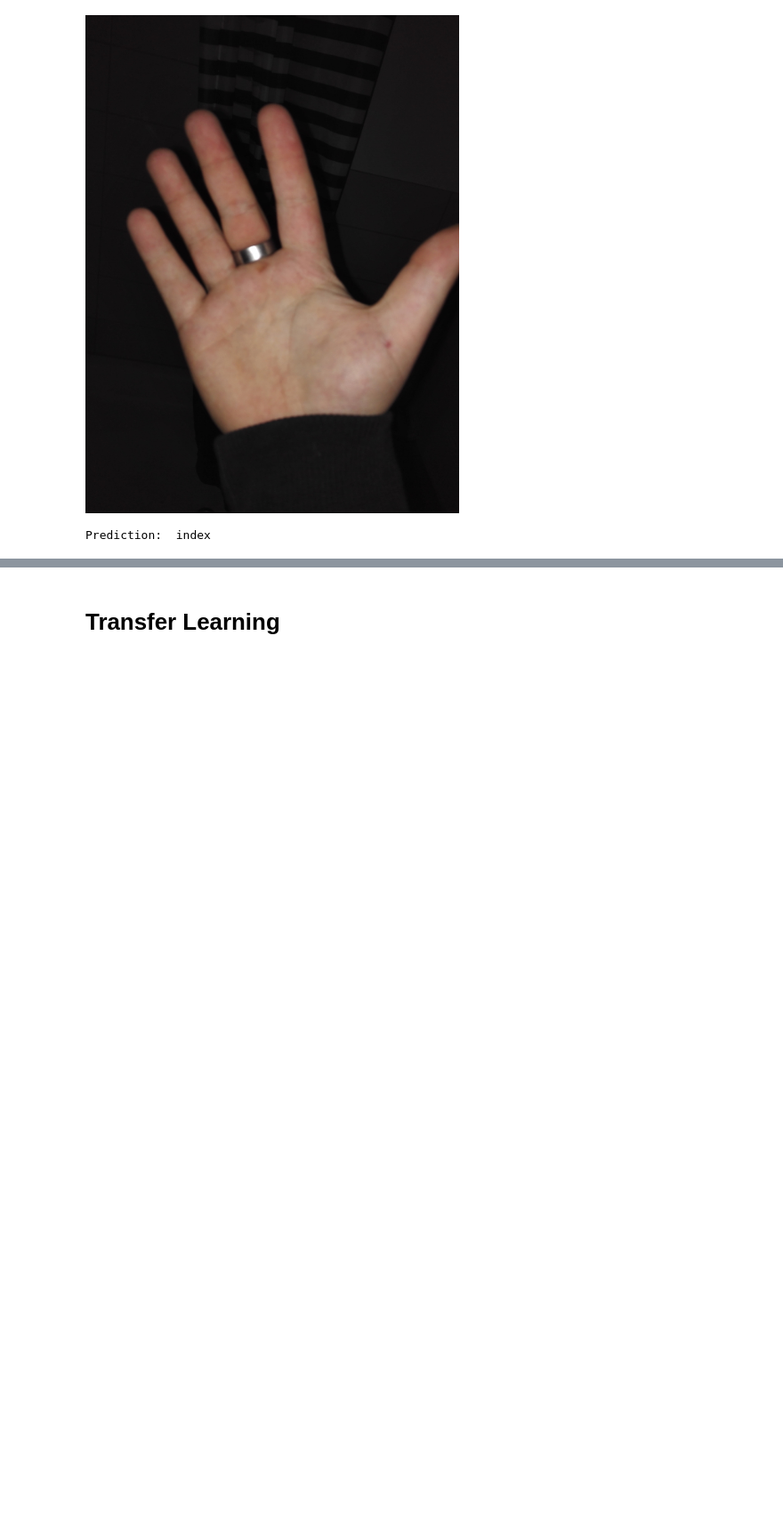
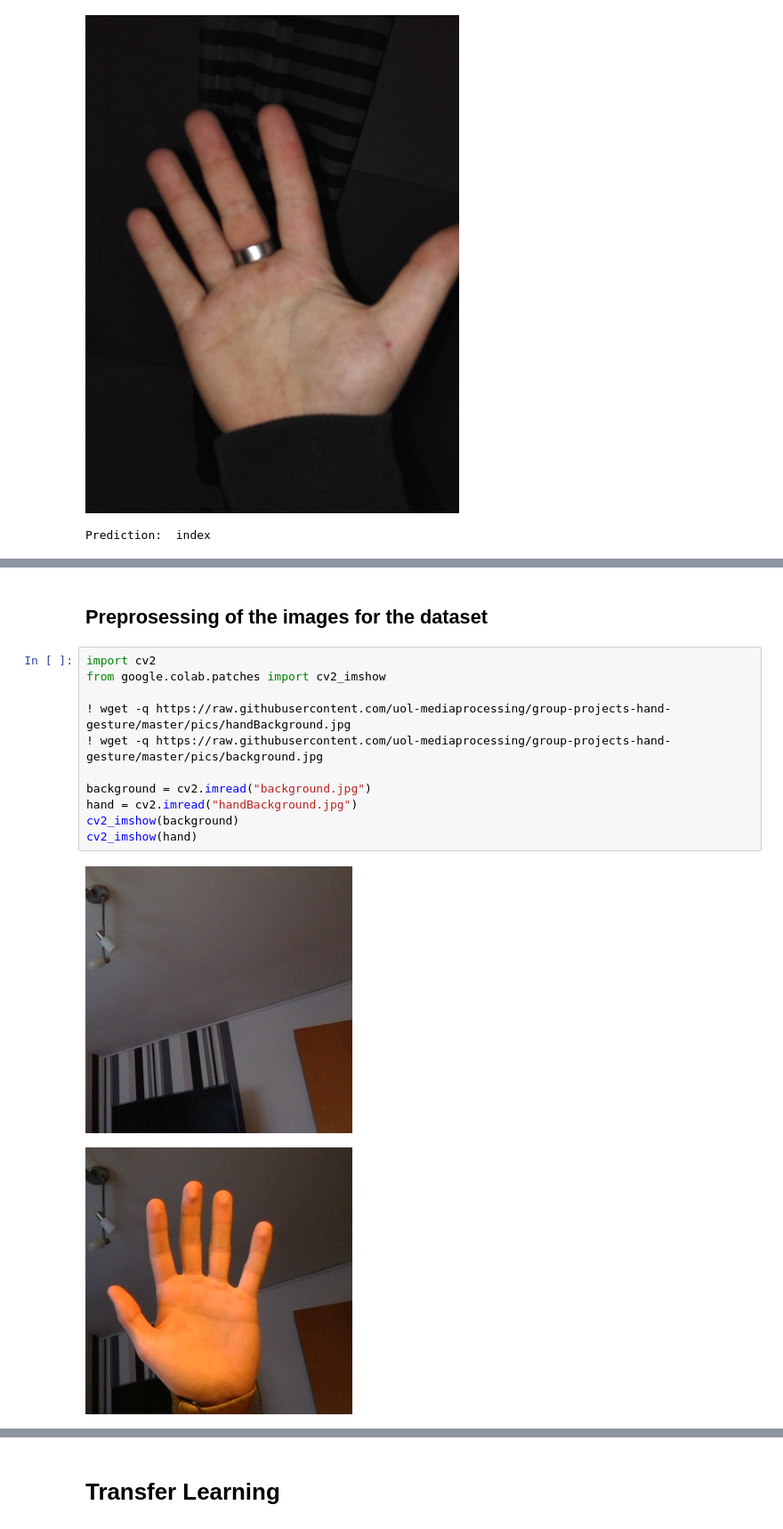
Before and after one commit to uol-mediaprocessing-201920/group-projects-hand-gesture, a Jupyter notebook: main_Hand_Gestures.ipynb, the cells around one changed output, grey strips where cells are left out. Shown at 89% size. Saved outputs shown, nothing was run; the diff lists cells and outputs as text; blank space fills up the shorter version.

```diff
--- a/main_Hand_Gestures.ipynb
+++ b/main_Hand_Gestures.ipynb
@@ -517,0 +535,16 @@ To solve the problem we need to make more preprocessing. We need to make the pic
+# %% [markdown]
+## Preprosessing of the images for the dataset
+# %%
+import cv2
+from google.colab.patches import cv2_imshow
+
+! wget -q https://raw.githubusercontent.com/uol-mediaprocessing/group-projects-hand-gesture/master/pics/handBackground.jpg
+! wget -q https://raw.githubusercontent.com/uol-mediaprocessing/group-projects-hand-gesture/master/pics/background.jpg
+
+background = cv2.imread("background.jpg")
+hand = cv2.imread("handBackground.jpg")
+cv2_imshow(background)
+cv2_imshow(hand)
+# %% [output]
+[figure, added]
+[figure, added]
```
Also changed, not shown: parts of 18 cells of this notebook.
